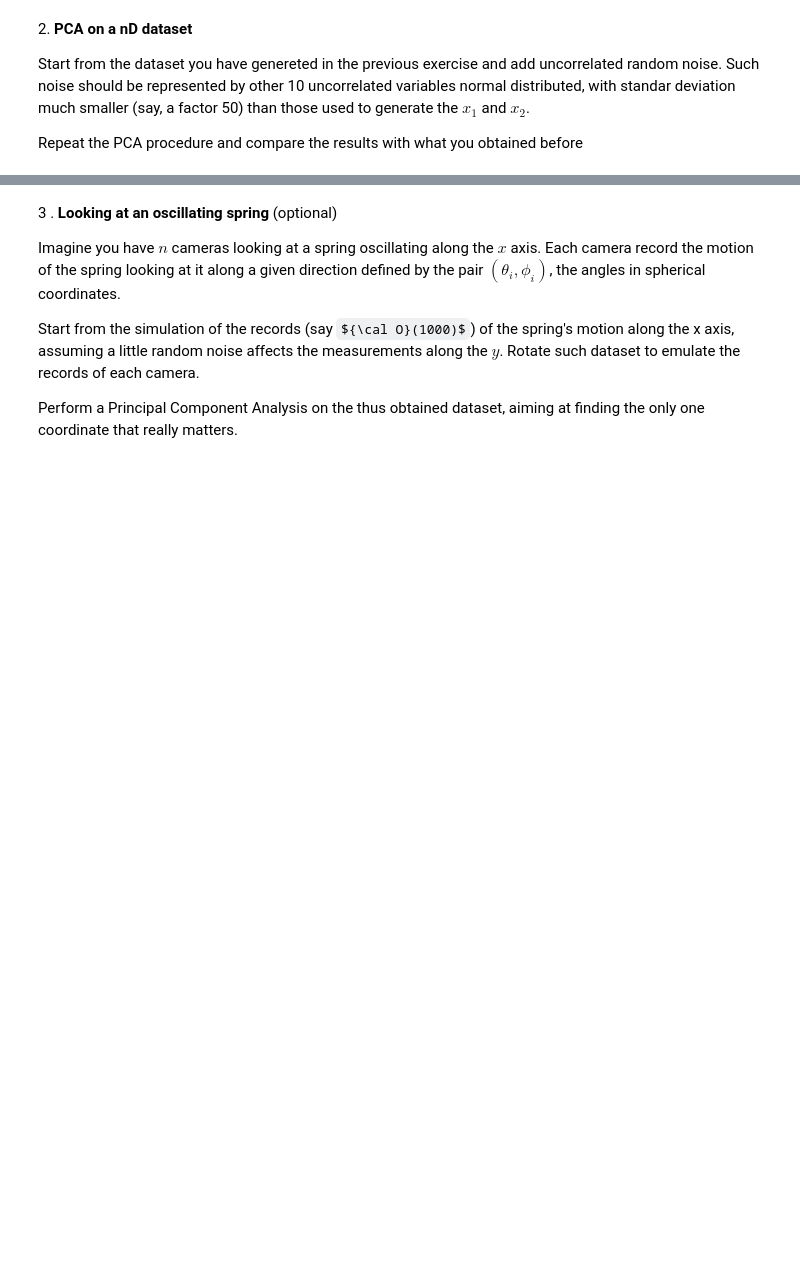
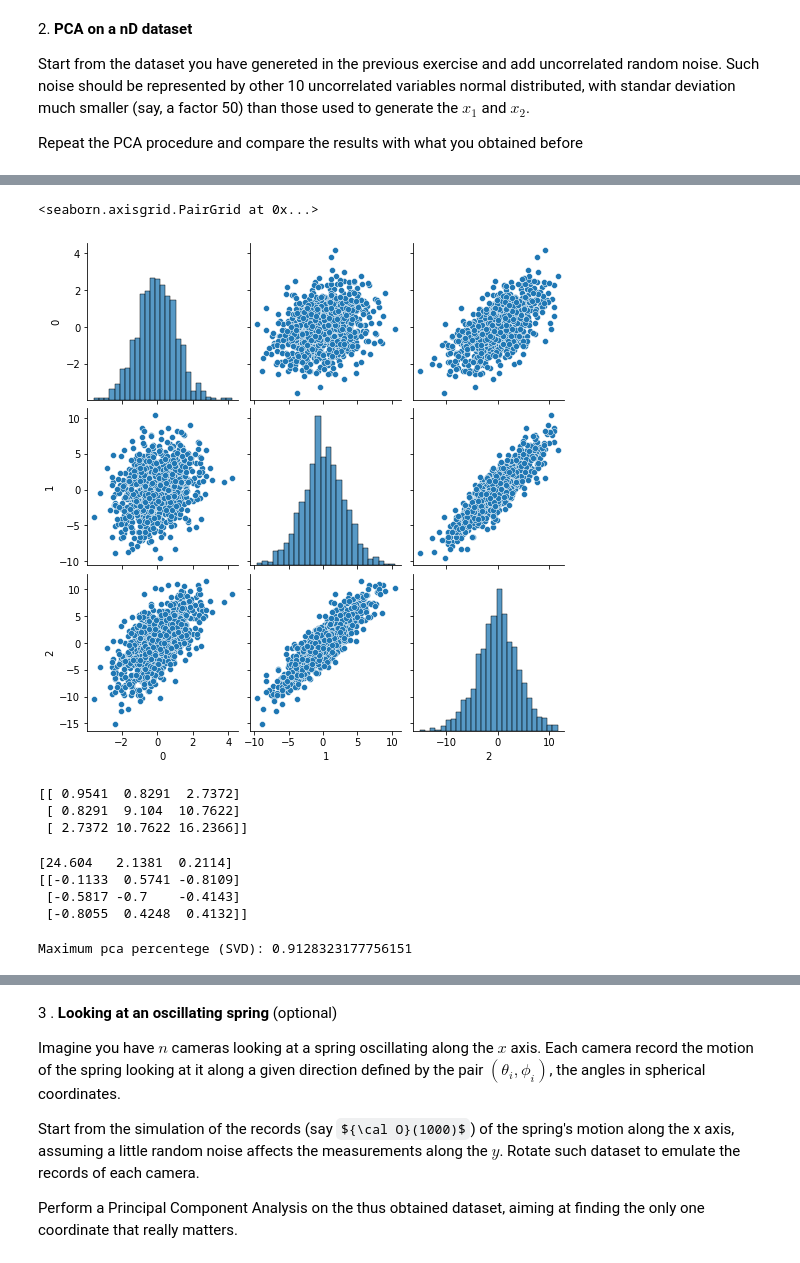
Before and after one commit to GiacomoDiPrima/LaboratoryOfComputationalPhysics_Y5, a Jupyter notebook: 08ex_LinearAlgebra.ipynb, the cells around one changed output, grey strips where cells are left out. Saved outputs shown, nothing was run; the diff lists cells and outputs as text; code cells hidden in the pictures; some formulas as TeX source; blank space fills up the shorter version.

```diff
--- a/08ex_LinearAlgebra.ipynb
+++ b/08ex_LinearAlgebra.ipynb
@@ -93,3 +105,19 @@ print(V_svd)
 Start from the dataset you have genereted in the previous exercise and add uncorrelated random noise. Such noise should be represented by other 10 uncorrelated variables normal distributed, with standar deviation much smaller (say, a factor 50) than those used to generate the $x_1$ and $x_2$.
 
 Repeat the PCA procedure and compare the results with what you obtained before
+# %%
+noise1 = np.random.multivariate_normal(np.zeros(10), 1./50 * np.diag(np.ones(10)), N)
+no1 = noise.sum(axis=1)
+
+noise2 = np.random.multivariate_normal(np.zeros(10), 1./50 * np.diag(np.ones(10)), N)
+no2 = noise2.sum(axis=1)
+
+noise3 = np.random.multivariate_normal(np.zeros(10), 1./50 * np.diag(np.ones(10)), N)
+no3 = noise3.sum(axis=1)
+# %%
+x1_ = x1 + no1
+x2_ = x2 + no2
+x3_ = x3 + no3
+# %%
+X_ = np.vstack((x1_,x2_,x3_)).T
+print(X_)
@@ -95,0 +132,31 @@ Repeat the PCA procedure and compare the results with what you obtained before
+# %%
+sns.pairplot(pd.DataFrame(X_))
+# %% [output]
+<seaborn.axisgrid.PairGrid at 0x...>
+[figure, added]
+# %%
+cov = np.cov(X, rowvar=False)
+l, V = la.eig(cov)
+print(cov)
+# %% [output]
+[[ 0.9541  0.8291  2.7372]
+ [ 0.8291  9.104  10.7622]
+ [ 2.7372 10.7622 16.2366]]
+# %%
+U, spectrum, Vt = np.linalg.svd(X_.T)
+
+l_svd = spectrum**2/(N-1)
+V_svd = U
+
+print(l_svd)
+print(V_svd)
+# %% [output]
+[24.604   2.1381  0.2114]
+[[-0.1133  0.5741 -0.8109]
+ [-0.5817 -0.7    -0.4143]
+ [-0.8055  0.4248  0.4132]]
+# %%
+tr_svd = l_svd.sum()
+print(f'Maximum pca percentege (SVD): {l_svd.max()/tr_svd}')
+# %% [output]
+Maximum pca percentege (SVD): 0.9128323177756151
```
Also changed, not shown: parts of 16 cells of this notebook.
